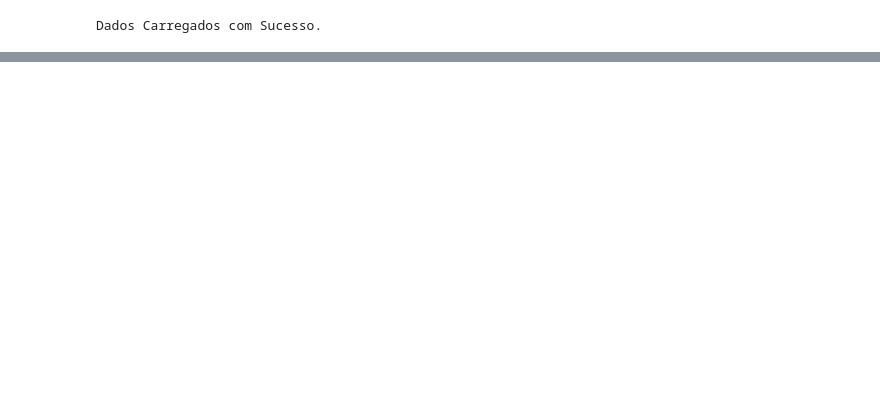
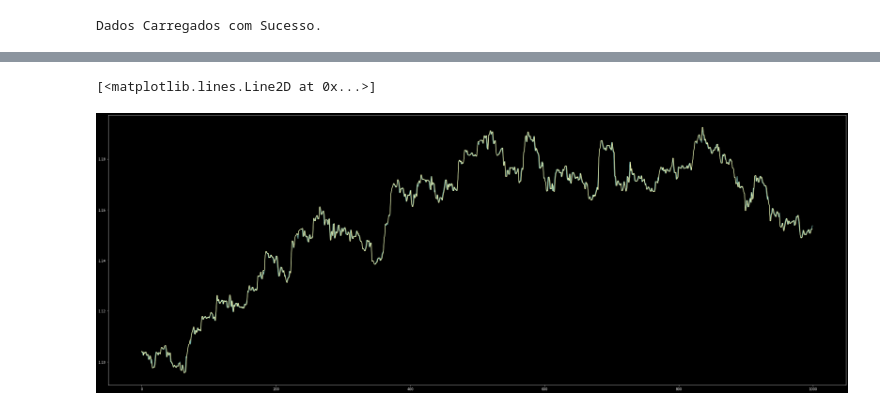
Before and after one commit to SrJMaia/backup-first-studies, a Jupyter notebook: EA/analysis.ipynb, the cells around one changed output, grey strips where cells are left out. Saved outputs shown, nothing was run; the diff lists cells and outputs as text; code cells hidden in the pictures; blank space fills up the shorter version.

```diff
--- a/EA/analysis.ipynb
+++ b/EA/analysis.ipynb
@@ -360,9 +16,0 @@ Name: D1, Length: 128551, dtype: float64
-# %%
-median_test = np.zeros(d.size)
-period = 14
-for i in np.arange(d.size):
-  m = 0
-  if i < 14:
-    continue
-  for j in np.arange(14):
-    m
@@ -422,0 +44,18 @@ False
+# %%
+periodo = 10
+multi = 3
+new_average = np.ones(x.size)
+for i in np.arange(x.size):
+    if i < periodo*multi:
+        continue
+    if x[i] > x[i-(j*multi):i].max() or x[i] < x[i-(j*multi):i].min():
+        new_average[i] = x[i]
+    else:
+        new_average[i] = x[i-1]
+# %%
+plt.plot(df.iloc[19000:20000].reset_index(drop=True))
+#plt.plot(df.iloc[19000:20000].rolling(10).mean().reset_index(drop=True))
+plt.plot(new_average[19000:20000])
+# %% [output]
+[<matplotlib.lines.Line2D at 0x...>]
+[figure, added]
```
Also changed, not shown: parts of 60 cells of this notebook, 2 other files.
